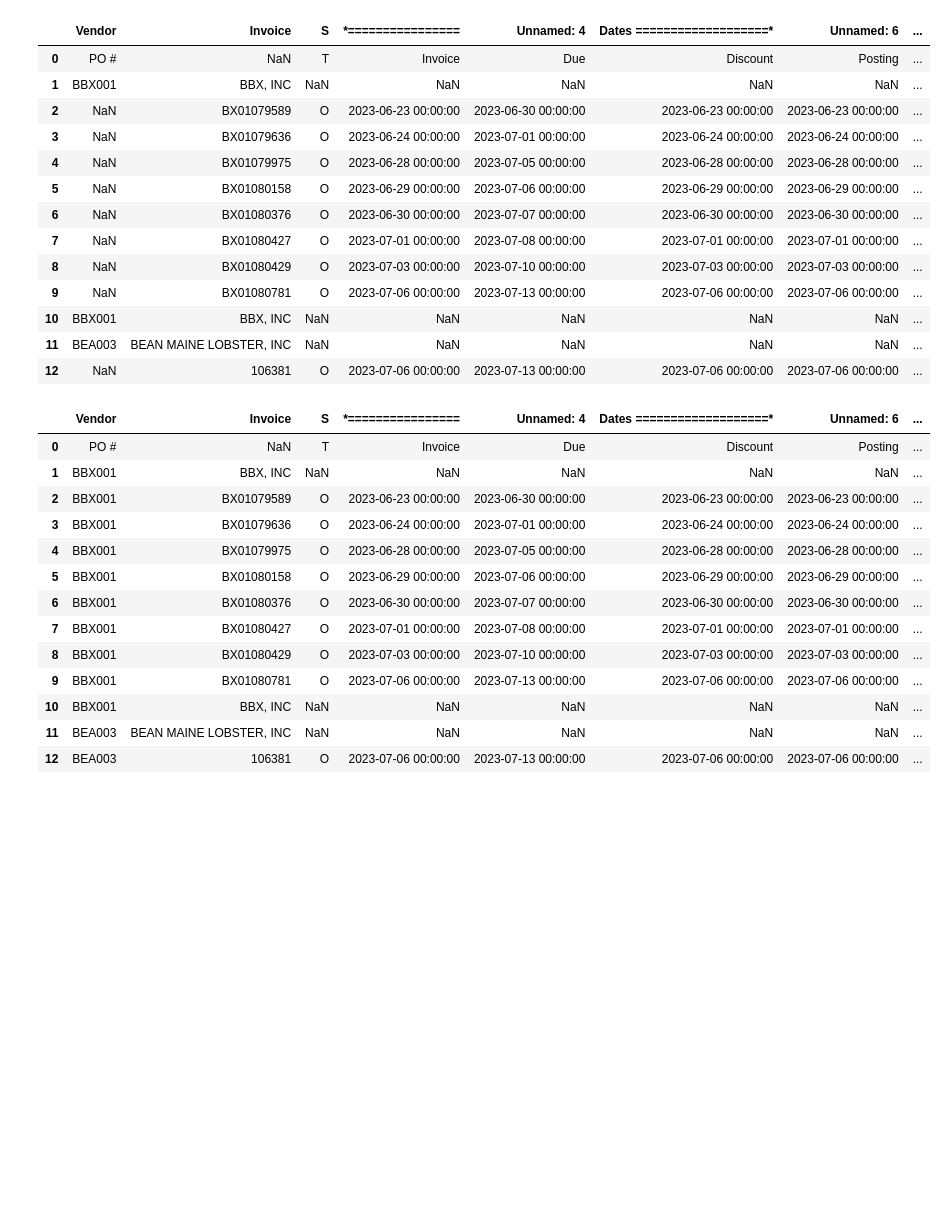
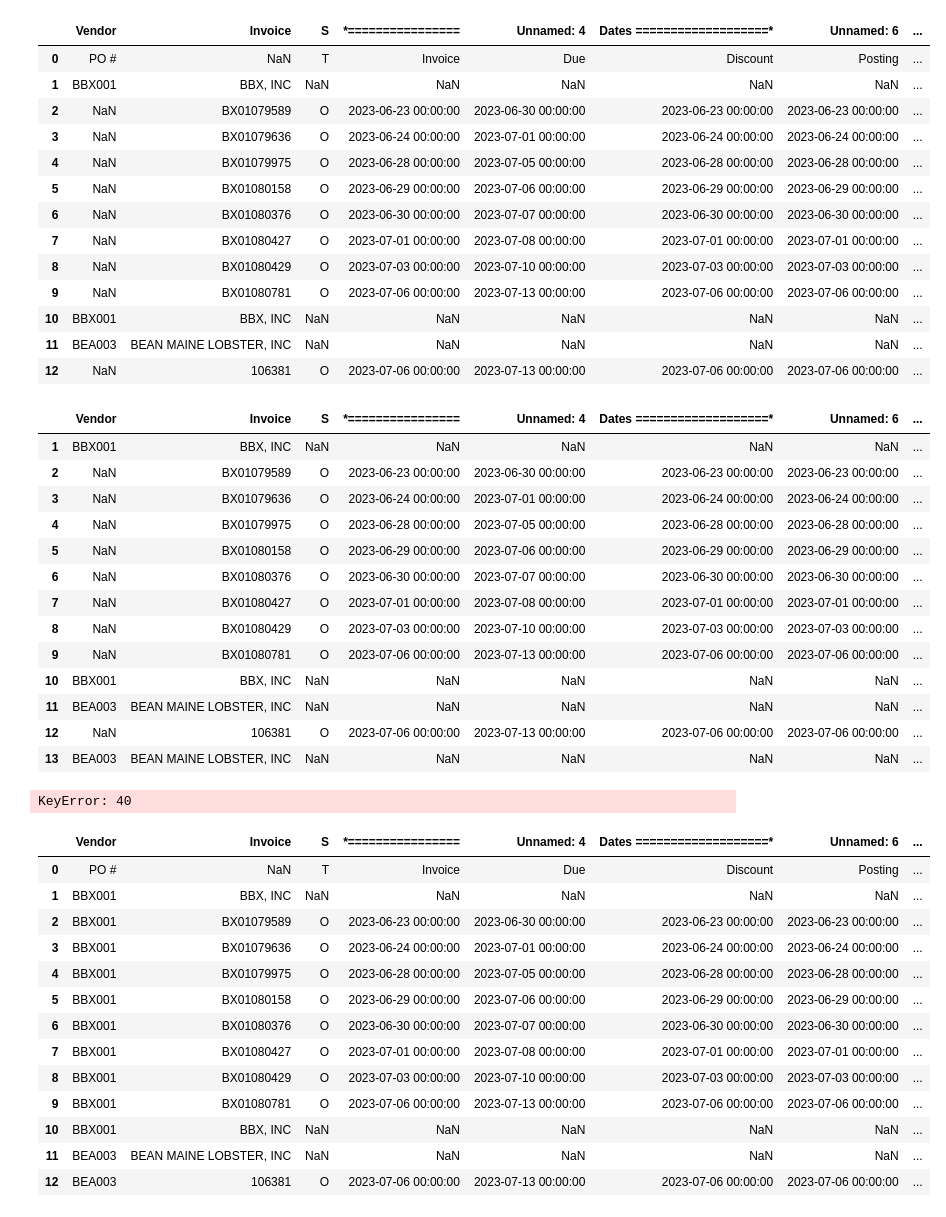
Before and after one commit to anomalytheorem/PracticeMachineLearning, a Jupyter notebook: notebooks/ready_compare.ipynb, the cells around one changed output. Saved outputs shown, nothing was run; the diff lists cells and outputs as text; code cells hidden in the pictures; blank space fills up the shorter version.

```diff
--- a/notebooks/ready_compare.ipynb
+++ b/notebooks/ready_compare.ipynb
@@ -43,12 +43,34 @@ e1.head(13)
 | 10 | BBX001 | BBX, INC | NaN | NaN | NaN | NaN | NaN | ... |
 | 11 | BEA003 | BEAN MAINE LOBSTER, INC | NaN | NaN | NaN | NaN | NaN | ... |
 | 12 | NaN | 106381 | O | 2023-07-06 00:00:00 | 2023-07-13 00:00:00 | 2023-07-06 00:00:00 | 2023-07-06 00:00:00 | ... |
+# %%
+# Drop rows that has 'S' or 'T' oin the 'S' column
+e1 = e1[~e1['S'].isin(['S', 'T'])]
+# %%
+e1.head(13)
+# %% [output]
+|  | Vendor | Invoice | S | *================ | Unnamed: 4 | Dates ===================* | Unnamed: 6 | ... |
+| 1 | BBX001 | BBX, INC | NaN | NaN | NaN | NaN | NaN | ... |
+| 2 | NaN | BX01079589 | O | 2023-06-23 00:00:00 | 2023-06-30 00:00:00 | 2023-06-23 00:00:00 | 2023-06-23 00:00:00 | ... |
+| 3 | NaN | BX01079636 | O | 2023-06-24 00:00:00 | 2023-07-01 00:00:00 | 2023-06-24 00:00:00 | 2023-06-24 00:00:00 | ... |
+| 4 | NaN | BX01079975 | O | 2023-06-28 00:00:00 | 2023-07-05 00:00:00 | 2023-06-28 00:00:00 | 2023-06-28 00:00:00 | ... |
+| 5 | NaN | BX01080158 | O | 2023-06-29 00:00:00 | 2023-07-06 00:00:00 | 2023-06-29 00:00:00 | 2023-06-29 00:00:00 | ... |
+| 6 | NaN | BX01080376 | O | 2023-06-30 00:00:00 | 2023-07-07 00:00:00 | 2023-06-30 00:00:00 | 2023-06-30 00:00:00 | ... |
+| 7 | NaN | BX01080427 | O | 2023-07-01 00:00:00 | 2023-07-08 00:00:00 | 2023-07-01 00:00:00 | 2023-07-01 00:00:00 | ... |
+| 8 | NaN | BX01080429 | O | 2023-07-03 00:00:00 | 2023-07-10 00:00:00 | 2023-07-03 00:00:00 | 2023-07-03 00:00:00 | ... |
+| 9 | NaN | BX01080781 | O | 2023-07-06 00:00:00 | 2023-07-13 00:00:00 | 2023-07-06 00:00:00 | 2023-07-06 00:00:00 | ... |
+| 10 | BBX001 | BBX, INC | NaN | NaN | NaN | NaN | NaN | ... |
+| 11 | BEA003 | BEAN MAINE LOBSTER, INC | NaN | NaN | NaN | NaN | NaN | ... |
+| 12 | NaN | 106381 | O | 2023-07-06 00:00:00 | 2023-07-13 00:00:00 | 2023-07-06 00:00:00 | 2023-07-06 00:00:00 | ... |
+| 13 | BEA003 | BEAN MAINE LOBSTER, INC | NaN | NaN | NaN | NaN | NaN | ... |
 # %%
 #copy the vendor code to each empty cell in row 'Vendor' if it is empty
 #with the cell above
 for i in range(2, len(e1)):
     if pd.isnull(e1.at[i, 'Vendor']):
         e1.at[i, 'Vendor'] = e1.at[i-1, 'Vendor']
+# %% [output]
+KeyError: 40
 # %%
 e1.head(13)
 # %% [output]
```
Also changed, not shown: 1 other file.
